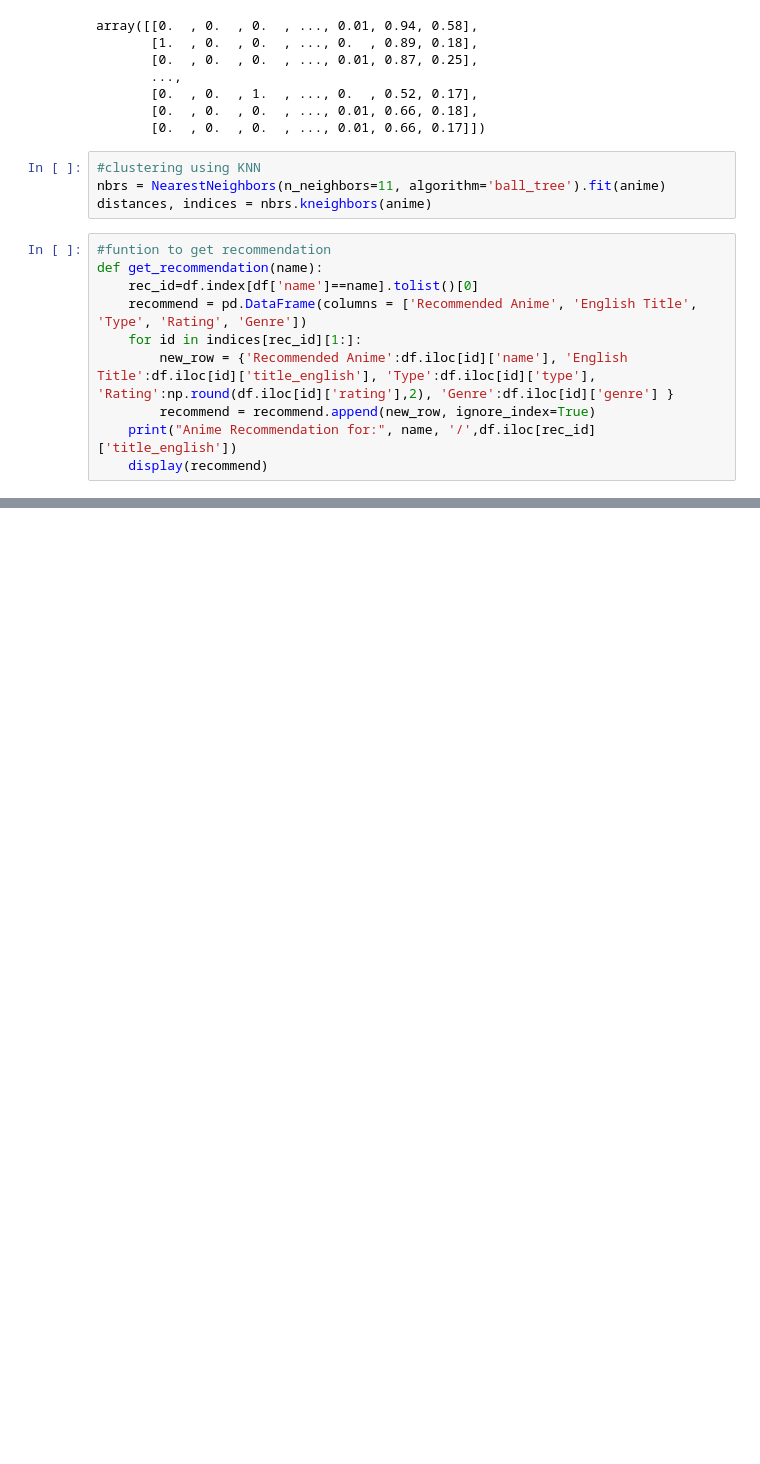
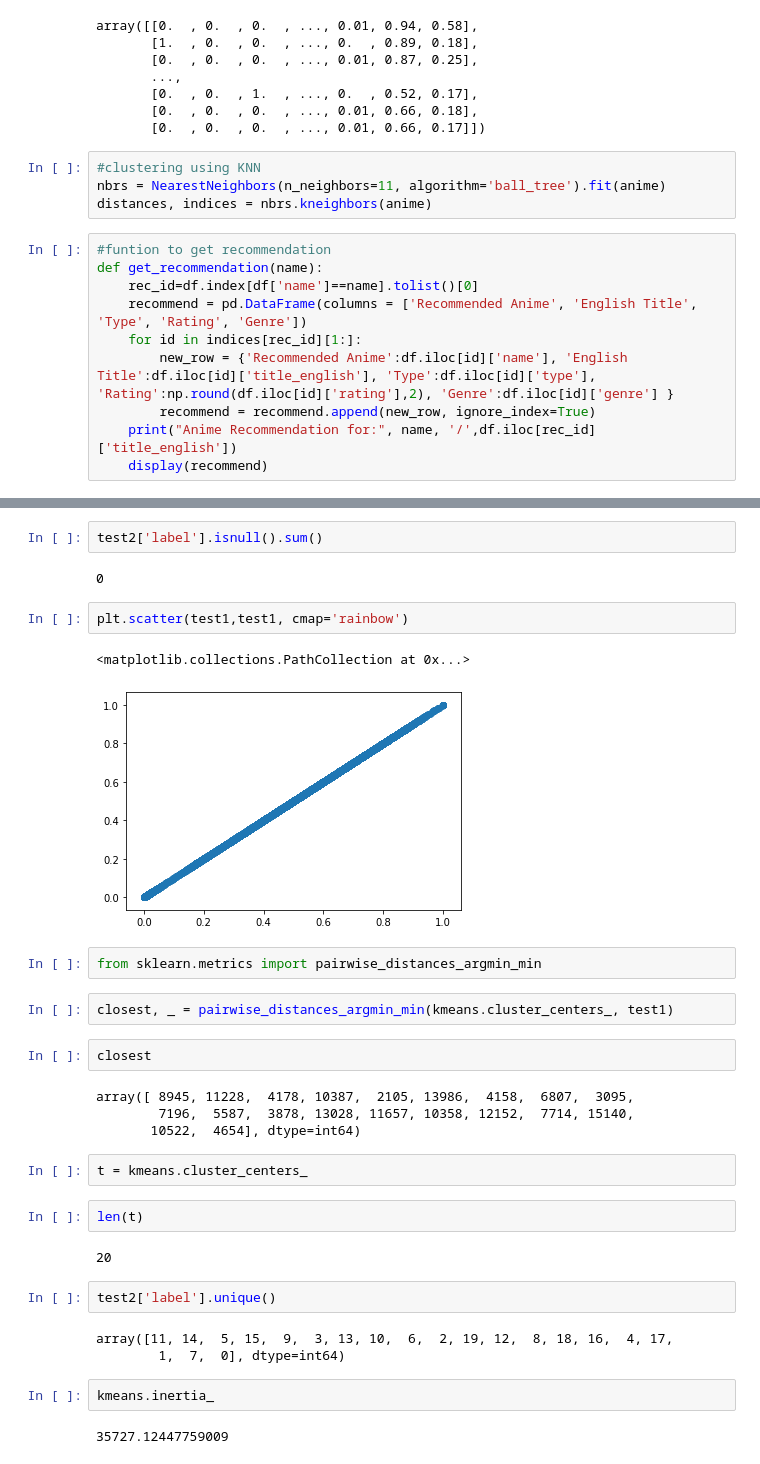
Before and after one commit to FHShubho/Anime_Recommender, a Jupyter notebook: Anime Recommender.ipynb, the cells around one changed output, grey strips where cells are left out. Drawn from its saved outputs; the diff is of its cells as text; blank space fills up the shorter version.

```diff
--- a/Anime Recommender.ipynb
+++ b/Anime Recommender.ipynb
@@ -491,0 +648,34 @@ Anime Recommendation for: Cowboy Bebop / Cowboy Bebop
+# %%
+test2['label'].isnull().sum()
+# %% [output]
+0
+# %%
+plt.scatter(test1,test1, cmap='rainbow')
+# %% [output]
+<matplotlib.collections.PathCollection at 0x...>
+[figure, added]
+# %%
+from sklearn.metrics import pairwise_distances_argmin_min
+# %%
+closest, _ = pairwise_distances_argmin_min(kmeans.cluster_centers_, test1)
+# %%
+closest
+# %% [output]
+array([ 8945, 11228,  4178, 10387,  2105, 13986,  4158,  6807,  3095,
+        7196,  5587,  3878, 13028, 11657, 10358, 12152,  7714, 15140,
+       10522,  4654], dtype=int64)
+# %%
+t = kmeans.cluster_centers_
+# %%
+len(t)
+# %% [output]
+20
+# %%
+test2['label'].unique()
+# %% [output]
+array([11, 14,  5, 15,  9,  3, 13, 10,  6,  2, 19, 12,  8, 18, 16,  4, 17,
+        1,  7,  0], dtype=int64)
+# %%
+kmeans.inertia_
+# %% [output]
+35727.12447759009
```
Also changed, not shown: parts of 103 cells of this notebook.
